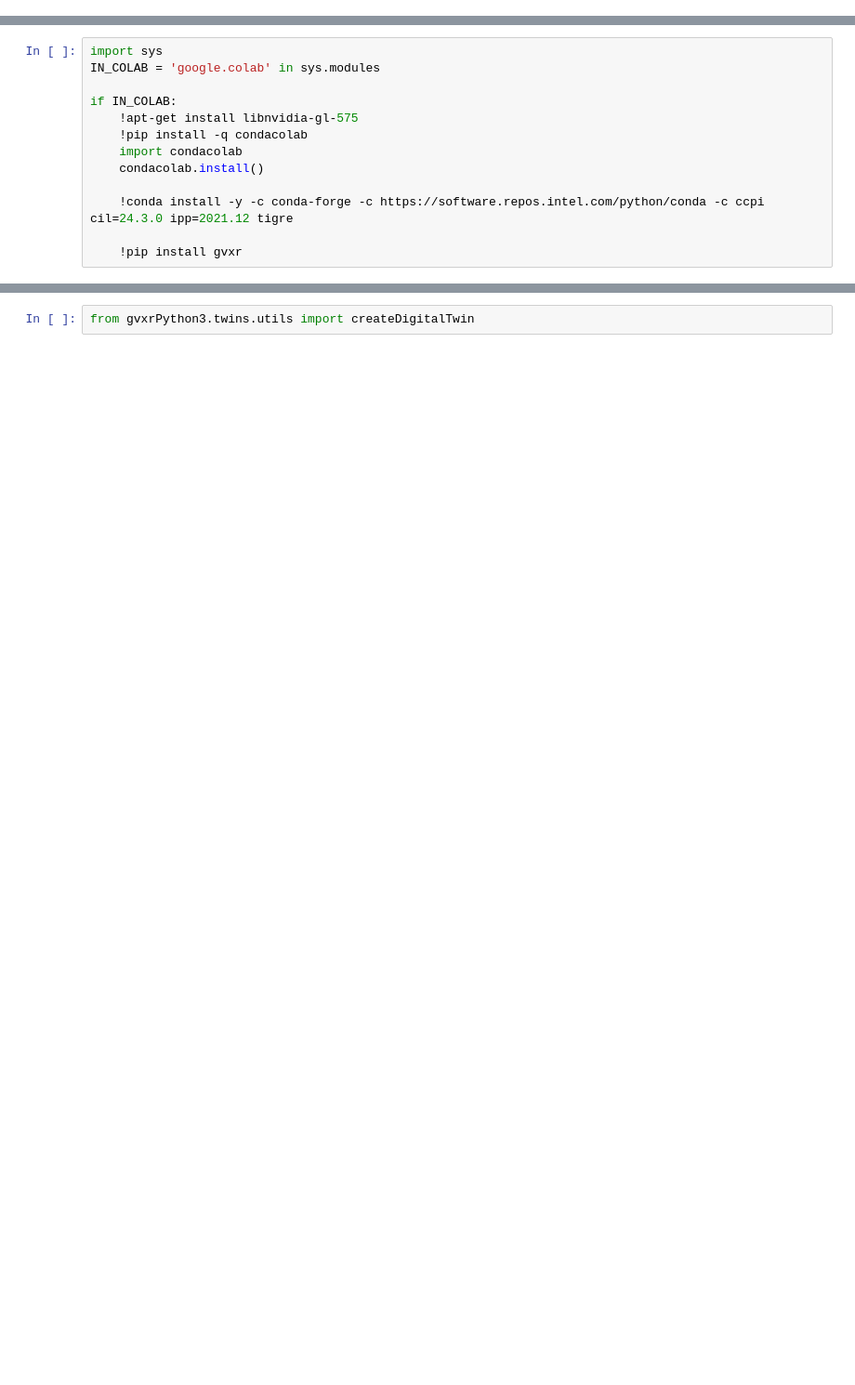
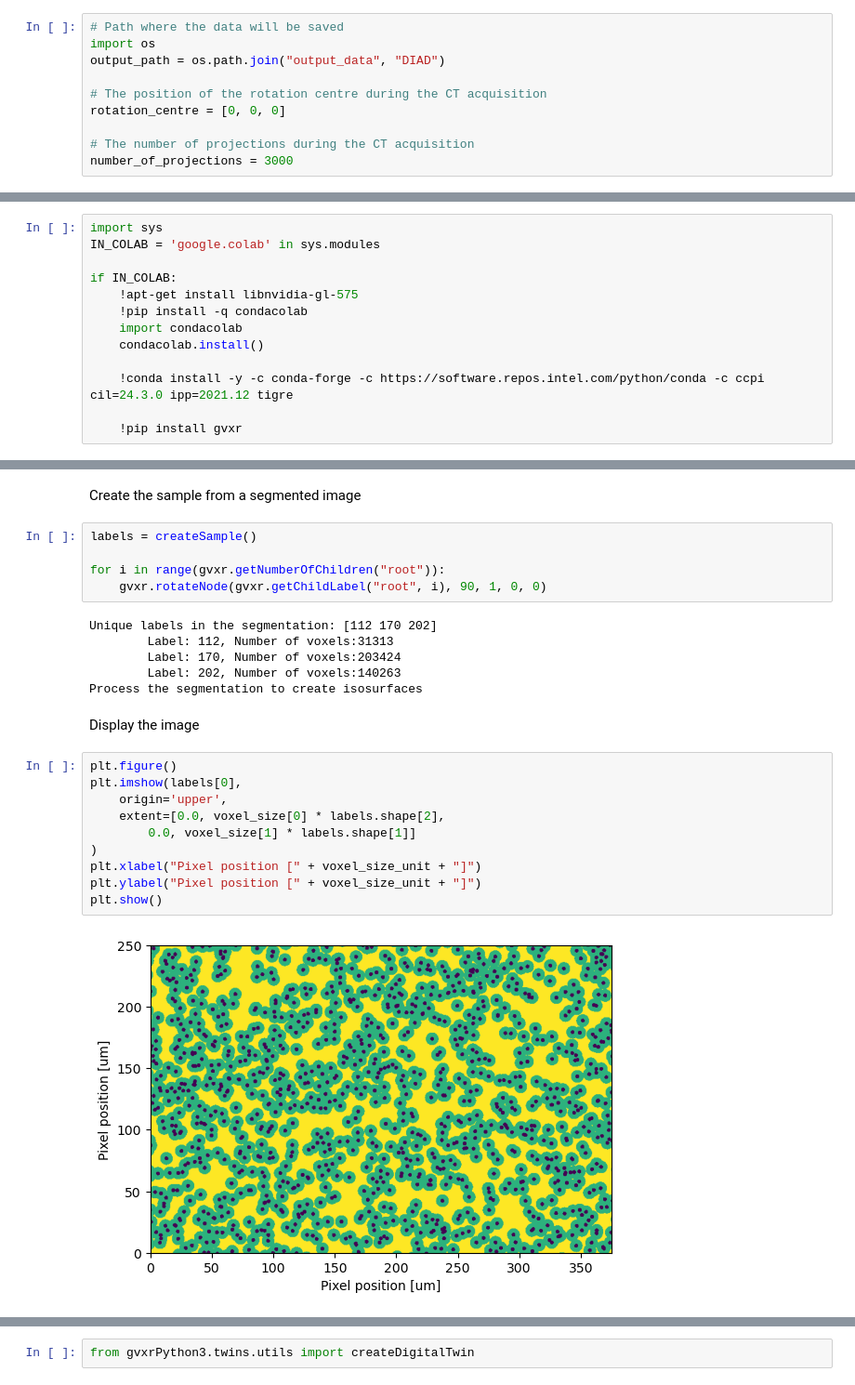
Before and after one commit to TomographicImaging/gVXR-Tutorials, a Jupyter notebook: notebooks/DIAD.ipynb, the cells around one changed output, grey strips where cells are left out. Shown at 93% size. Drawn from its saved outputs; the diff is of its cells as text; blank space fills up the shorter version.

Commit message:
Working example making use of the DIAD's digital twin.

```diff
--- a/notebooks/DIAD.ipynb
+++ b/notebooks/DIAD.ipynb
@@ -36,0 +78,10 @@ It is then used to simulate a CT scan acquisition with gVXR and recontruct it wi
+# %%
+# Path where the data will be saved
+import os
+output_path = os.path.join("output_data", "DIAD")
+
+# The position of the rotation centre during the CT acquisition
+rotation_centre = [0, 0, 0]
+
+# The number of projections during the CT acquisition
+number_of_projections = 3000
@@ -117 +545,28 @@ Tue Aug  5 16:57:11 2025 ---- EGL extensions:
+# %% [markdown]
+Create the sample from a segmented image
+# %%
+labels = createSample()
+
+for i in range(gvxr.getNumberOfChildren("root")):
+    gvxr.rotateNode(gvxr.getChildLabel("root", i), 90, 1, 0, 0)
+# %% [output]
+Unique labels in the segmentation: [112 170 202]
+        Label: 112, Number of voxels:31313
+        Label: 170, Number of voxels:203424
+        Label: 202, Number of voxels:140263
+Process the segmentation to create isosurfaces
+# %% [markdown]
+Display the image
+# %%
+plt.figure()
+plt.imshow(labels[0],
+    origin='upper',
+    extent=[0.0, voxel_size[0] * labels.shape[2],
+        0.0, voxel_size[1] * labels.shape[1]]
+)
+plt.xlabel("Pixel position [" + voxel_size_unit + "]")
+plt.ylabel("Pixel position [" + voxel_size_unit + "]")
+plt.show()
+# %% [output]
+[figure, added]
 # %% [markdown]
```
Also changed, not shown: parts of 75 cells of this notebook.
